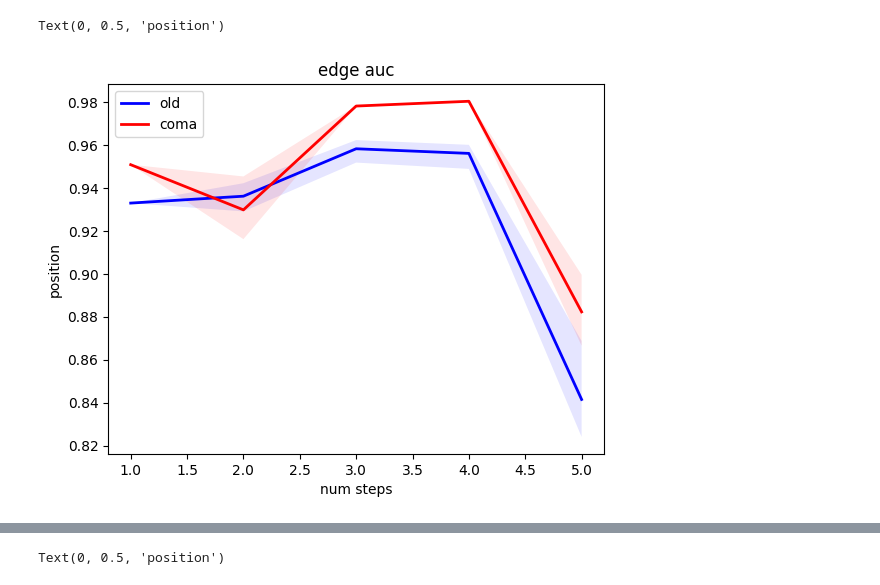
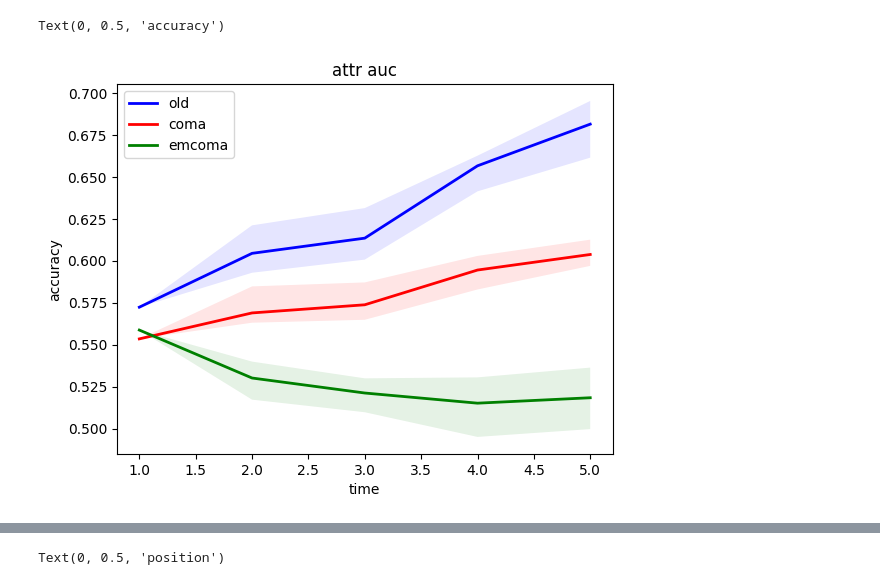
Before and after one commit to hiroemon-m/COMA, a Jupyter notebook: visualize/data/visualize.ipynb, the cells around one changed output, grey strips where cells are left out. Saved outputs shown, nothing was run; the diff lists cells and outputs as text; code cells hidden in the pictures.

Commit message:
coma 一旦完成(不具合あり)

```diff
--- a/visualize/data/visualize.ipynb
+++ b/visualize/data/visualize.ipynb
@@ -22,16 +22,17 @@ attr_nll.append(np.load(attr_nll_path))
 edge_auc.append(np.load(edge_auc_path))
 edge_nll.append(np.load(edge_nll_path))
 
+for i in [4,6,8,12,16]:
+    attr_auc_path = "/Users/matsumoto-hirotomo/coma/experiment_data/NIPS/64_5/coma/persona={}/proposed_attr_auc.npy".format(i)
+    attr_nll_path = "/Users/matsumoto-hirotomo/coma/experiment_data/NIPS/64_5/coma/persona={}/proposed_attr_nll.npy".format(i)
+    edge_auc_path = "/Users/matsumoto-hirotomo/coma/experiment_data/NIPS/64_5/coma/persona={}/proposed_edge_auc.npy".format(i)
+    edge_nll_path = "/Users/matsumoto-hirotomo/coma/experiment_data/NIPS/64_5/coma/persona={}/proposed_edge_nll.npy".format(i)
 
-attr_auc_path = "/Users/matsumoto-hirotomo/study/experiment_data/NIPS/64_5/coma/proposed_attr_auc.npy"
-attr_nll_path = "/Users/matsumoto-hirotomo/study/experiment_data/NIPS/64_5/coma/proposed_attr_nll.npy"
-edge_auc_path = "/Users/matsumoto-hirotomo/study/experiment_data/NIPS/64_5/coma/proposed_edge_auc.npy"
-edge_nll_path = "/Users/matsumoto-hirotomo/study/experiment_data/NIPS/64_5/coma/proposed_edge_nll.npy"
+    attr_auc.append(np.load(attr_auc_path))
+    attr_nll.append(np.load(attr_nll_path))
+    edge_auc.append(np.load(edge_auc_path))
+    edge_nll.append(np.load(edge_nll_path))
 
-attr_auc.append(np.load(attr_auc_path))
-attr_nll.append(np.load(attr_nll_path))
-edge_auc.append(np.load(edge_auc_path))
-edge_nll.append(np.load(edge_nll_path))
 
 attr_mean = np.mean(attr_auc,axis=1)
 attr_max = np.max(attr_auc,axis=1)
@@ -42,18 +71,20 @@ edge_min = np.min(edge_auc,axis=1)
 # %%
 fig, ax = plt.subplots(1)
 t = [1,2,3,4,5]
 
-ax.plot(t, edge_mean[0], lw=2, label='old', color='blue')
-ax.plot(t, edge_mean[1], lw=2, label='coma', color='red')
+ax.plot(t, attr_mean[0], lw=2, label='old', color='blue')
+ax.plot(t, attr_mean[1], lw=2, label='coma', color='red')
+ax.plot(t, attr_mean[2], lw=2, label='emcoma', color='green')
 
 
-ax.fill_between(t, edge_min[0], edge_max[0], facecolor='blue', alpha=0.1)
-ax.fill_between(t, edge_min[1], edge_max[1], facecolor='red', alpha=0.1)
+ax.fill_between(t, attr_min[0], attr_max[0], facecolor='blue', alpha=0.1)
+ax.fill_between(t, attr_min[1], attr_max[1], facecolor='red', alpha=0.1)
+ax.fill_between(t, attr_min[2], attr_max[2], facecolor='green', alpha=0.1)
 
-ax.set_title(r'edge auc')
+ax.set_title(r'attr auc')
 ax.legend(loc='upper left')
-ax.set_xlabel('num steps')
-ax.set_ylabel('position')
+ax.set_xlabel('time')
+ax.set_ylabel('accuracy')
 # %% [output]
-Text(0, 0.5, 'position')
+Text(0, 0.5, 'accuracy')
-[figure, old version]
+[figure, new version]
```
Also changed, not shown: parts of 2 cells of this notebook, 39 other files.
